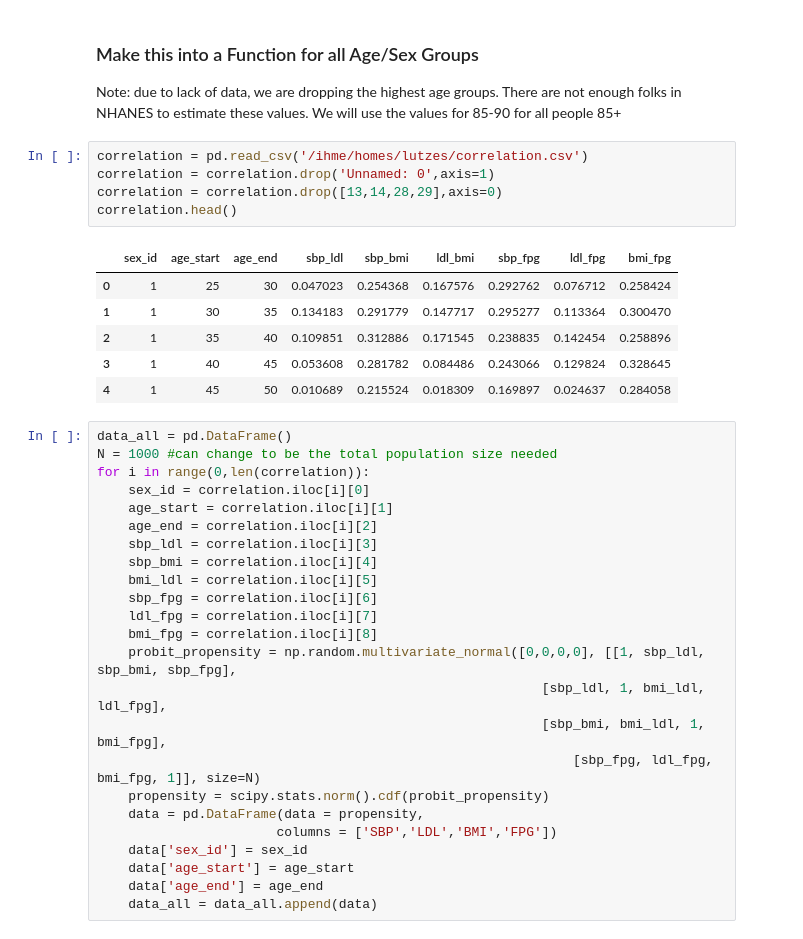
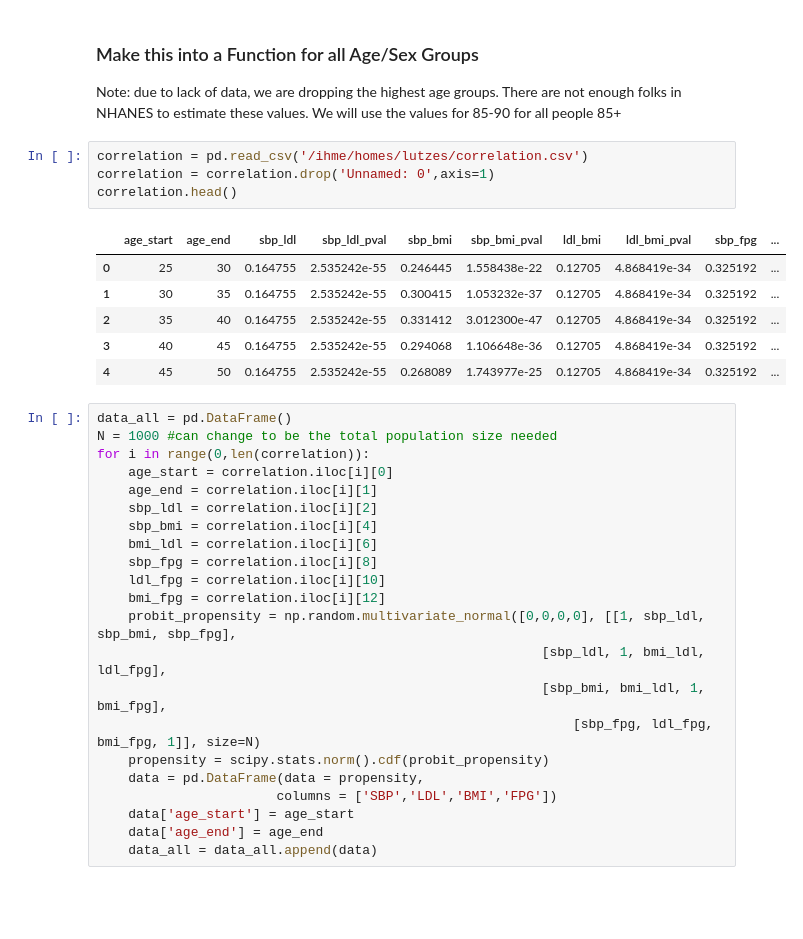
Before and after one commit to ihmeuw/vivarium_research_nih_us_cvd, a Jupyter notebook: Correlation_Testing.ipynb, the cells around one changed output. Saved outputs shown, nothing was run; the diff lists cells and outputs as text; blank space fills up the shorter version.

Commit message:
Adding updates to correlation

```diff
--- a/Correlation_Testing.ipynb
+++ b/Correlation_Testing.ipynb
@@ -120,28 +120,26 @@ Note: due to lack of data, we are dropping the highest age groups. There are not
 # %%
 correlation = pd.read_csv('/ihme/homes/lutzes/correlation.csv')
 correlation = correlation.drop('Unnamed: 0',axis=1)
-correlation = correlation.drop([13,14,28,29],axis=0)
 correlation.head()
 # %% [output]
-|  | sex_id | age_start | age_end | sbp_ldl | sbp_bmi | ldl_bmi | sbp_fpg | ldl_fpg | bmi_fpg |
-| 0 | 1 | 25 | 30 | 0.047023 | 0.254368 | 0.167576 | 0.292762 | 0.076712 | 0.258424 |
-| 1 | 1 | 30 | 35 | 0.134183 | 0.291779 | 0.147717 | 0.295277 | 0.113364 | 0.300470 |
-| 2 | 1 | 35 | 40 | 0.109851 | 0.312886 | 0.171545 | 0.238835 | 0.142454 | 0.258896 |
-| 3 | 1 | 40 | 45 | 0.053608 | 0.281782 | 0.084486 | 0.243066 | 0.129824 | 0.328645 |
-| 4 | 1 | 45 | 50 | 0.010689 | 0.215524 | 0.018309 | 0.169897 | 0.024637 | 0.284058 |
+|  | age_start | age_end | sbp_ldl | sbp_ldl_pval | sbp_bmi | sbp_bmi_pval | ldl_bmi | ldl_bmi_pval | sbp_fpg | ... |
+| 0 | 25 | 30 | 0.164755 | 2.535242e-55 | 0.246445 | 1.558438e-22 | 0.12705 | 4.868419e-34 | 0.325192 | ... |
+| 1 | 30 | 35 | 0.164755 | 2.535242e-55 | 0.300415 | 1.053232e-37 | 0.12705 | 4.868419e-34 | 0.325192 | ... |
+| 2 | 35 | 40 | 0.164755 | 2.535242e-55 | 0.331412 | 3.012300e-47 | 0.12705 | 4.868419e-34 | 0.325192 | ... |
+| 3 | 40 | 45 | 0.164755 | 2.535242e-55 | 0.294068 | 1.106648e-36 | 0.12705 | 4.868419e-34 | 0.325192 | ... |
+| 4 | 45 | 50 | 0.164755 | 2.535242e-55 | 0.268089 | 1.743977e-25 | 0.12705 | 4.868419e-34 | 0.325192 | ... |
 # %%
 data_all = pd.DataFrame()
 N = 1000 #can change to be the total population size needed
 for i in range(0,len(correlation)):
-    sex_id = correlation.iloc[i][0]
-    age_start = correlation.iloc[i][1]
-    age_end = correlation.iloc[i][2]
-    sbp_ldl = correlation.iloc[i][3]
+    age_start = correlation.iloc[i][0]
+    age_end = correlation.iloc[i][1]
+    sbp_ldl = correlation.iloc[i][2]
     sbp_bmi = correlation.iloc[i][4]
-    bmi_ldl = correlation.iloc[i][5]
-    sbp_fpg = correlation.iloc[i][6]
-    ldl_fpg = correlation.iloc[i][7]
-    bmi_fpg = correlation.iloc[i][8]
+    bmi_ldl = correlation.iloc[i][6]
+    sbp_fpg = correlation.iloc[i][8]
+    ldl_fpg = correlation.iloc[i][10]
+    bmi_fpg = correlation.iloc[i][12]
     probit_propensity = np.random.multivariate_normal([0,0,0,0], [[1, sbp_ldl, sbp_bmi, sbp_fpg],
                                                          [sbp_ldl, 1, bmi_ldl, ldl_fpg],
                                                          [sbp_bmi, bmi_ldl, 1, bmi_fpg],
@@ -149,7 +147,6 @@ for i in range(0,len(correlation)):
     propensity = scipy.stats.norm().cdf(probit_propensity)
     data = pd.DataFrame(data = propensity,
                        columns = ['SBP','LDL','BMI','FPG'])
-    data['sex_id'] = sex_id
     data['age_start'] = age_start
     data['age_end'] = age_end
     data_all = data_all.append(data)
```
Also changed, not shown: parts of 9 cells of this notebook, 1 other file.
